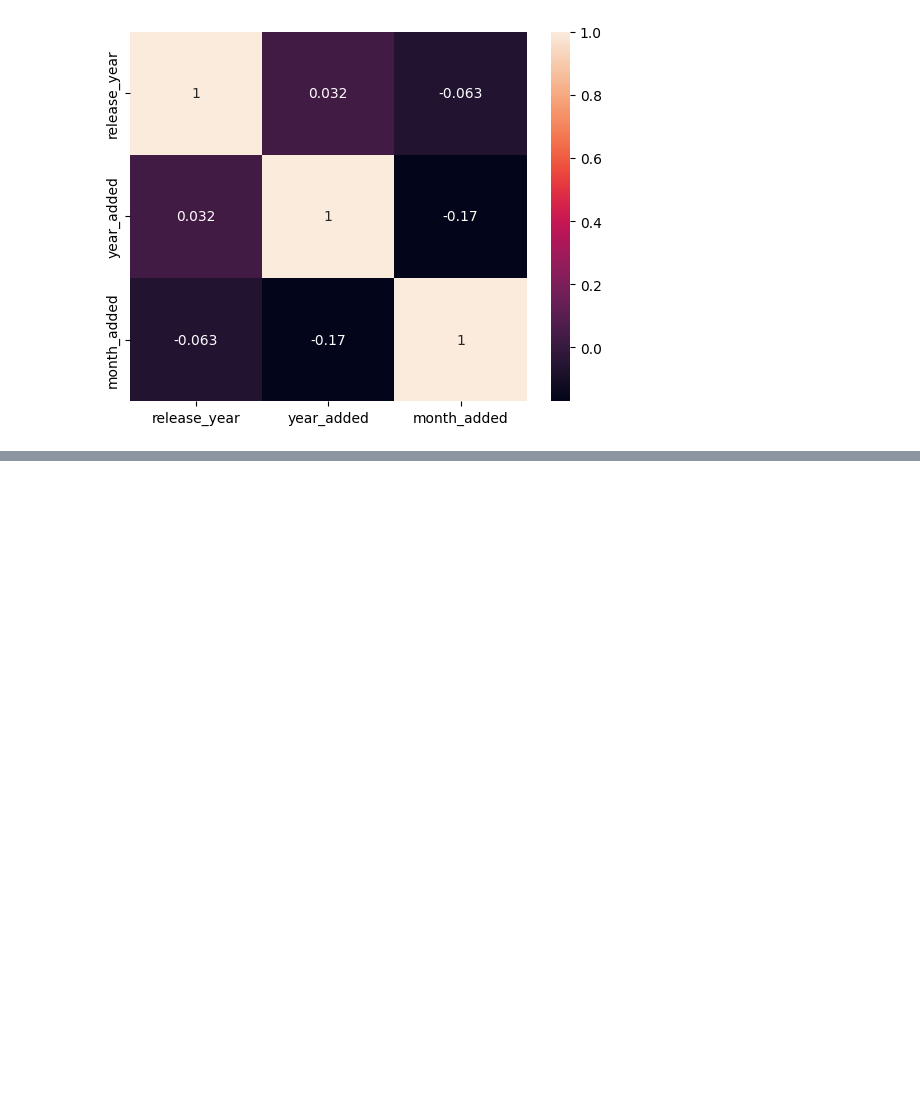
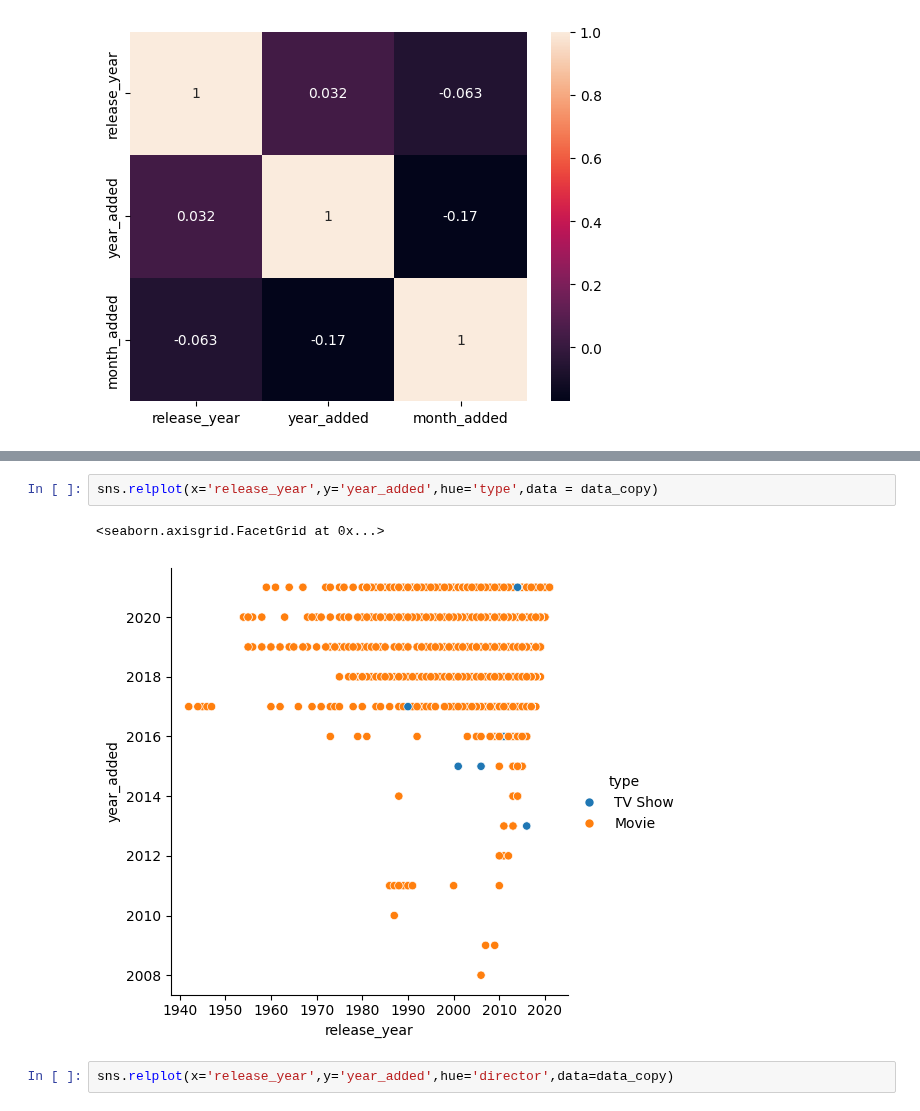
Before and after one commit to SanjilaGangaju/ExploratoryDataAnalysis_usingPython, a Jupyter notebook: EDA_Netflix_Dataset.ipynb, the cells around one changed output, grey strips where cells are left out. Drawn from its saved outputs; the diff is of its cells as text; blank space fills up the shorter version.

```diff
--- a/EDA_Netflix_Dataset.ipynb
+++ b/EDA_Netflix_Dataset.ipynb
@@ -252,0 +258,7 @@ sns.heatmap(correlation_matrix,xticklabels=correlation_matrix.columns,yticklabel
+# %%
+sns.relplot(x='release_year',y='year_added',hue='type',data = data_copy)
+# %% [output]
+<seaborn.axisgrid.FacetGrid at 0x...>
+[figure, added]
+# %%
+sns.relplot(x='release_year',y='year_added',hue='director',data=data_copy)
```
Also changed, not shown: parts of 1 cell of this notebook.
